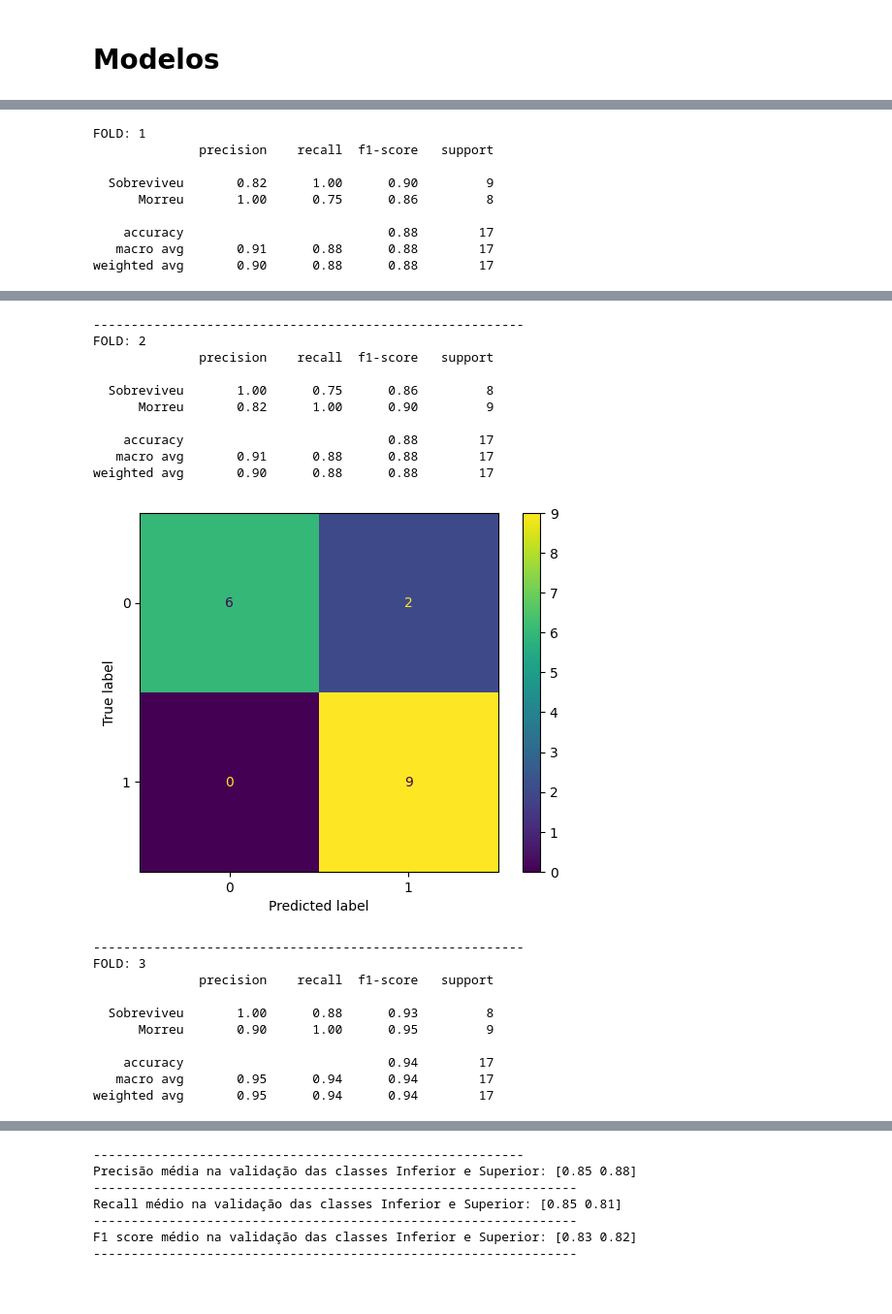
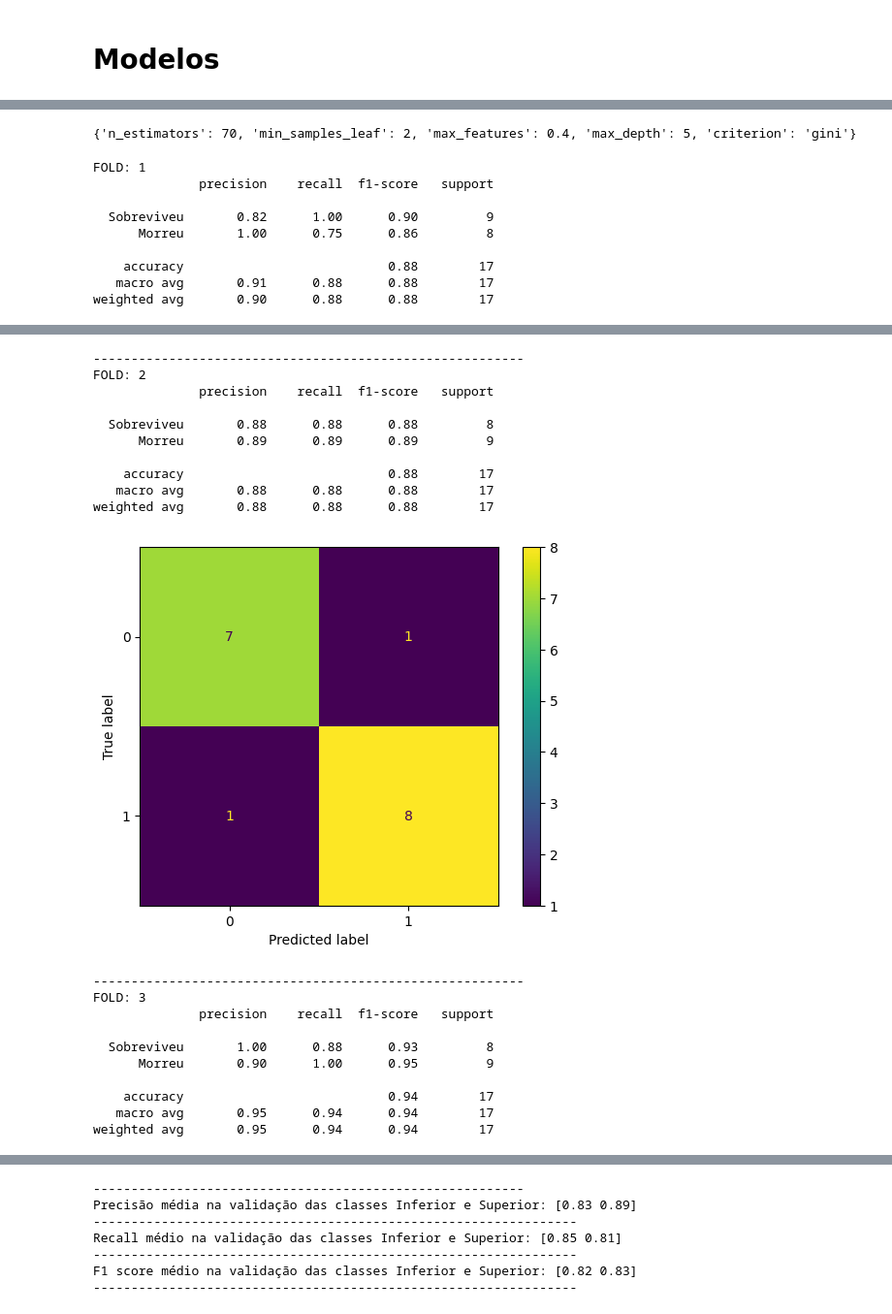
Before and after one commit to andre-brandao/puc_zoonotic_capacity, a Jupyter notebook: covid_ic_sam.ipynb, the cells around one changed output, grey strips where cells are left out. Shown at 97% size. Saved outputs shown, nothing was run; the diff lists cells and outputs as text; code cells hidden in the pictures.

```diff
--- a/covid_ic_sam.ipynb
+++ b/covid_ic_sam.ipynb
@@ -316,0 +291,4 @@ data
+# %%
+# escape to get the data normalized back, instead of the need to go back all the way to the beginning
+tmp = data
+tmp
@@ -316,0 +309,3 @@ data
+# %%
+data = tmp
+data
@@ -316,0 +326,7 @@ data
+# %%
+# Attributes selection
+chosen_attributes = [0, 1, 2, 3, 4, 5, 7, 8, 9, 10, 14, 16, 18, 19, 22, 24, 25, 26, 27, 28, 29, 31, 32, 35, 38, 39,
+                     40, 42, 46, 48, 55, 57, 59, 63, 64, 65, 67, 69, 73, 74, 75]
+
+data = data.iloc[:, chosen_attributes]
+data
@@ -469,33 +550,60 @@ Fitting 2 folds for each of 140 candidates, totalling 280 fits
+# %%
+# random forest with random search hyperparameter tuning
+from sklearn.ensemble import RandomForestClassifier
+from sklearn.model_selection import RandomizedSearchCV
+
+def tuning_hyperparams_rf(rf, parameters, iterations, X, y):
+    randomSearch = RandomizedSearchCV(rf, param_distributions=parameters, n_jobs=-1, n_iter=iterations, cv=5)
+    randomSearch.fit(X,y)
+    params = randomSearch.best_params_
+    return params
+
+rfparameters = {
+    'criterion'        : ['gini', 'entropy', 'log_loss'],
+    'n_estimators'     : [10, 20, 30, 50, 60, 70, 100],
+    'max_features'     : ['sqrt', 'log2', 0.2, 0.4, 0.6, 0.8],
+    'max_depth'        : ['None', 5, 10, 20],
+    'min_samples_leaf' : [1, 2, 5, 10, 20, 40]
+}
+
+rf_clf = RandomForestClassifier(n_jobs=-1, random_state=42)
+rf_tuned_params = tuning_hyperparams_rf(rf_clf, rfparameters, 20, x_train, y_train)
+#rf_clf.fit(x, y)
+print(rf_tuned_params)
+# %% [output]
+{'n_estimators': 70, 'min_samples_leaf': 2, 'max_features': 0.4, 'max_depth': 5, 'criterion': 'gini'}
 # %%
 # modelo Random Forest
-random_forest = RandomForestClassifier(n_estimators= params_rf.get("n_estimators"),
-                                       max_features= params_rf.get("max_features"),
-                                       criterion= params_rf.get("criterion"), random_state = 0)
+#random_forest = RandomForestClassifier(n_estimators= params_rf.get("n_estimators"),
+#                                       max_features= params_rf.get("max_features"),
+#                                       criterion= params_rf.get("criterion"), random_state = 0)
 
+random_forest = RandomForestClassifier(n_estimators=70, min_samples_leaf=2, max_features=0.4, max_depth=5,
+                                       criterion='gini')
 random_forest, random_forest_array_precision = perform_cross_validation(random_forest,
                                                                         x_train, y_train)
 # %% [output]
 FOLD: 1
               precision    recall  f1-score   support
 
   Sobreviveu       0.82      1.00      0.90         9
       Morreu       1.00      0.75      0.86         8
 
     accuracy                           0.88        17
    macro avg       0.91      0.88      0.88        17
 weighted avg       0.90      0.88      0.88        17
 [figure]
 ---------------------------------------------------------
 FOLD: 2
               precision    recall  f1-score   support
 
-  Sobreviveu       1.00      0.75      0.86         8
-      Morreu       0.82      1.00      0.90         9
+  Sobreviveu       0.88      0.88      0.88         8
+      Morreu       0.89      0.89      0.89         9
 
     accuracy                           0.88        17
-   macro avg       0.91      0.88      0.88        17
-weighted avg       0.90      0.88      0.88        17
+   macro avg       0.88      0.88      0.88        17
+weighted avg       0.88      0.88      0.88        17
-[figure, old version]
+[figure, new version]
 ---------------------------------------------------------
 FOLD: 3
               precision    recall  f1-score   support
@@ -532,9 +640,9 @@ weighted avg       0.77      0.75      0.75        16
 ---------------------------------------------------------
-Precisão média na validação das classes Inferior e Superior: [0.85 0.88]
+Precisão média na validação das classes Inferior e Superior: [0.83 0.89]
 ----------------------------------------------------------------
 Recall médio na validação das classes Inferior e Superior: [0.85 0.81]
 ----------------------------------------------------------------
-F1 score médio na validação das classes Inferior e Superior: [0.83 0.82]
+F1 score médio na validação das classes Inferior e Superior: [0.82 0.83]
 ----------------------------------------------------------------
 # %%
 print(classification_report(y_test, random_forest.predict(x_test)))
```
Also changed, not shown: parts of 28 cells of this notebook, 1 other file.
